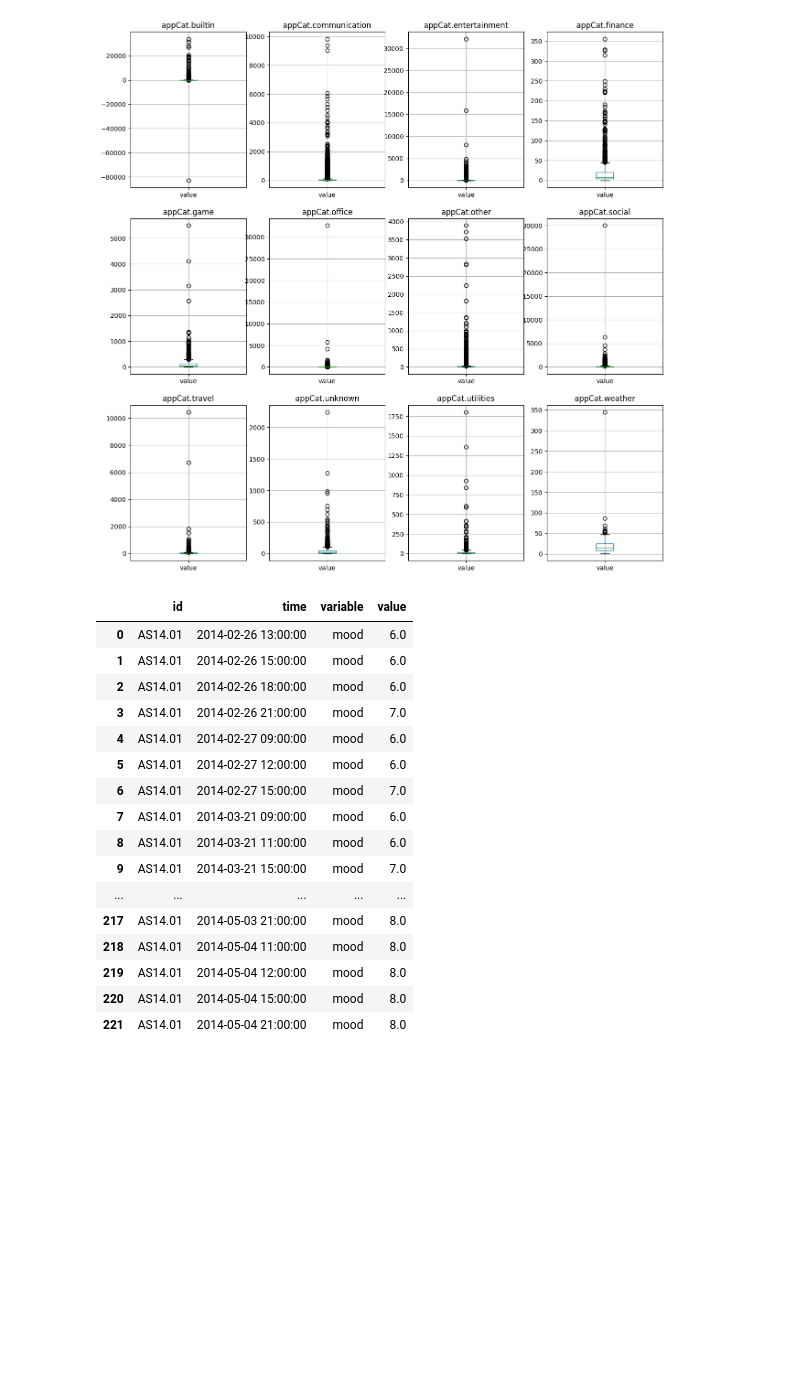
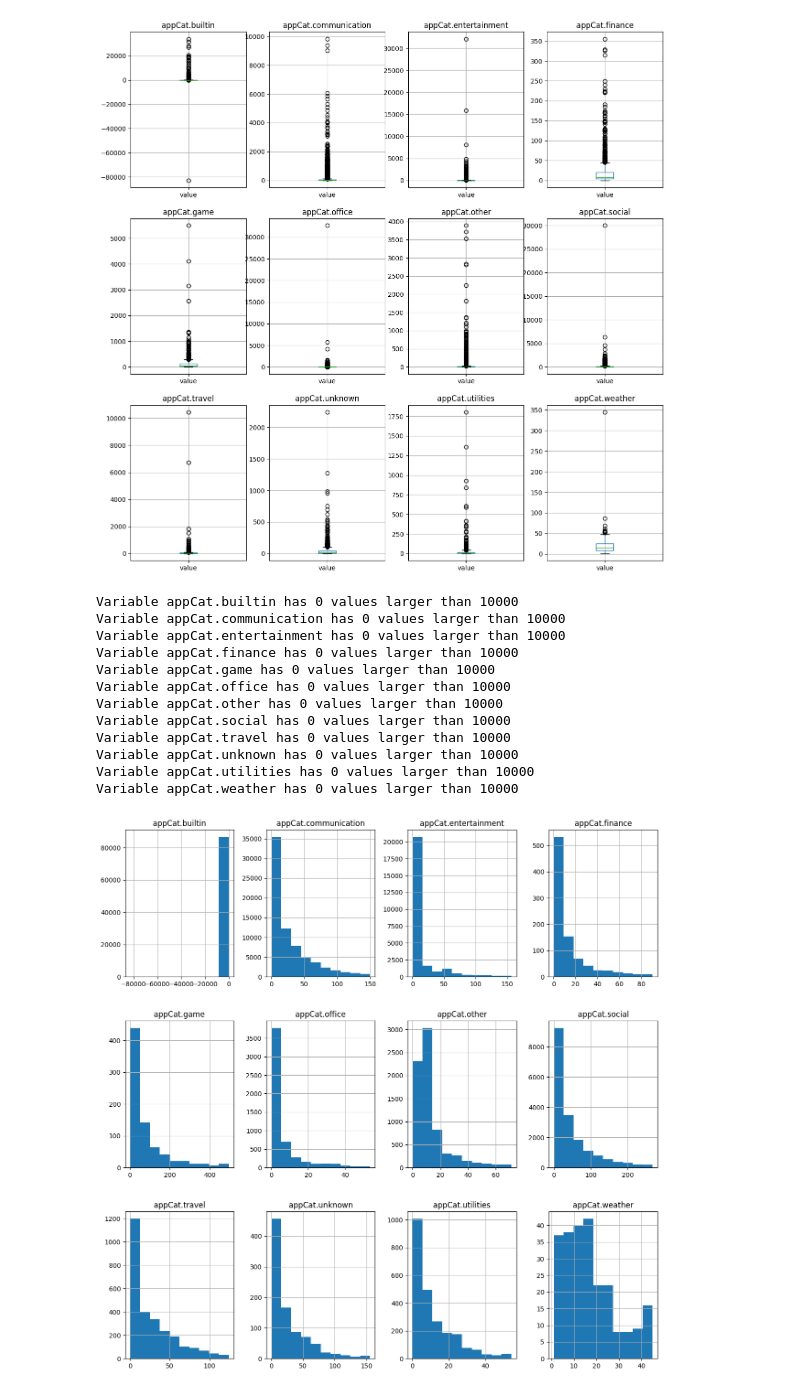
Before and after one commit to rapsac2010/learning-to-rank-expedia-vu, a Jupyter notebook: src/test.ipynb, the cells around one changed output. Drawn from its saved outputs; the diff is of its cells as text; code cells hidden in the pictures; blank space fills up the shorter version.

```diff
--- a/src/test.ipynb
+++ b/src/test.ipynb
@@ -97,3 +102,15 @@ There are 19 variables in the dataset.
 | AS14.31 | 17 | 88 | 11889 | 7.005051 |
 | AS14.32 | 16 | 86 | 11193 | 7.531250 |
 | AS14.33 | 17 | 102 | 16390 | 6.562500 |
+# %%
+desc_var_dict = {}
+
+# iterate over variables
+for variable in df['variable'].unique():
+    # Count observations
+    num_obs = df[df['variable'] == variable].shape[0]
+    desc_var_dict[variable] = {'num_obs': num_obs}
+
+# Convert the dictionary to a dataframe
+df_desc_var = pd.DataFrame.from_dict(desc_var_dict, orient='index')
+df_desc_var
@@ -288,26 +323,41 @@ Variable appCat.unknown has 0 values larger than 10000
 Variable appCat.utilities has 0 values larger than 10000
 Variable appCat.weather has 0 values larger than 10000
 [figure]
-# %%
-# Get call observations for one person
-df_person = df[df['id'] == 'AS14.01']
-df_calls = df_person[df_person['variable'] == 'mood']
-df_calls
-# %% [output]
-|  | id | time | variable | value |
-| 0 | AS14.01 | 2014-02-26 13:00:00 | mood | 6.0 |
-| 1 | AS14.01 | 2014-02-26 15:00:00 | mood | 6.0 |
-| 2 | AS14.01 | 2014-02-26 18:00:00 | mood | 6.0 |
-| 3 | AS14.01 | 2014-02-26 21:00:00 | mood | 7.0 |
-| 4 | AS14.01 | 2014-02-27 09:00:00 | mood | 6.0 |
-| 5 | AS14.01 | 2014-02-27 12:00:00 | mood | 6.0 |
-| 6 | AS14.01 | 2014-02-27 15:00:00 | mood | 7.0 |
-| 7 | AS14.01 | 2014-03-21 09:00:00 | mood | 6.0 |
-| 8 | AS14.01 | 2014-03-21 11:00:00 | mood | 6.0 |
-| 9 | AS14.01 | 2014-03-21 15:00:00 | mood | 7.0 |
-| ... | ... | ... | ... | ... |
-| 217 | AS14.01 | 2014-05-03 21:00:00 | mood | 8.0 |
-| 218 | AS14.01 | 2014-05-04 11:00:00 | mood | 8.0 |
-| 219 | AS14.01 | 2014-05-04 12:00:00 | mood | 8.0 |
-| 220 | AS14.01 | 2014-05-04 15:00:00 | mood | 8.0 |
-| 221 | AS14.01 | 2014-05-04 21:00:00 | mood | 8.0 |
+# %%
+# Plot histograms for all 12 appCat variables in one figure
+
+appVars = [var for var in variables if 'appCat' in var]
+
+# 4x3 plot grid
+fig, axes = plt.subplots(3, 4, figsize=(15, 15))
+
+# Iterate over variables and axes
+for variable, ax in zip(appVars, axes.flatten()):
+    # Get the data for this variable
+    df_variable = df[df['variable'] == variable]
+
+    # Restrict data to 95% quantile
+    df_variable = df_variable[df_variable['value'] < df_variable['value'].quantile(0.95)]
+
+    # Count number of values larger than 10000
+    num_large = df_variable[df_variable['value'] > 10000].shape[0]
+    print(f"Variable {variable} has {num_large} values larger than 10000")
+    # Plot histogram
+    df_variable.hist(column='value', ax=ax)
+    ax.set_title(variable)
+    ax.set_xlabel('')
+    ax.set_ylabel('')
+# %% [output]
+Variable appCat.builtin has 0 values larger than 10000
+Variable appCat.communication has 0 values larger than 10000
+Variable appCat.entertainment has 0 values larger than 10000
+Variable appCat.finance has 0 values larger than 10000
+Variable appCat.game has 0 values larger than 10000
+Variable appCat.office has 0 values larger than 10000
+Variable appCat.other has 0 values larger than 10000
+Variable appCat.social has 0 values larger than 10000
+Variable appCat.travel has 0 values larger than 10000
+Variable appCat.unknown has 0 values larger than 10000
+Variable appCat.utilities has 0 values larger than 10000
+Variable appCat.weather has 0 values larger than 10000
+[figure, added]
```
Also changed, not shown: parts of 7 cells of this notebook, 1 other file.
